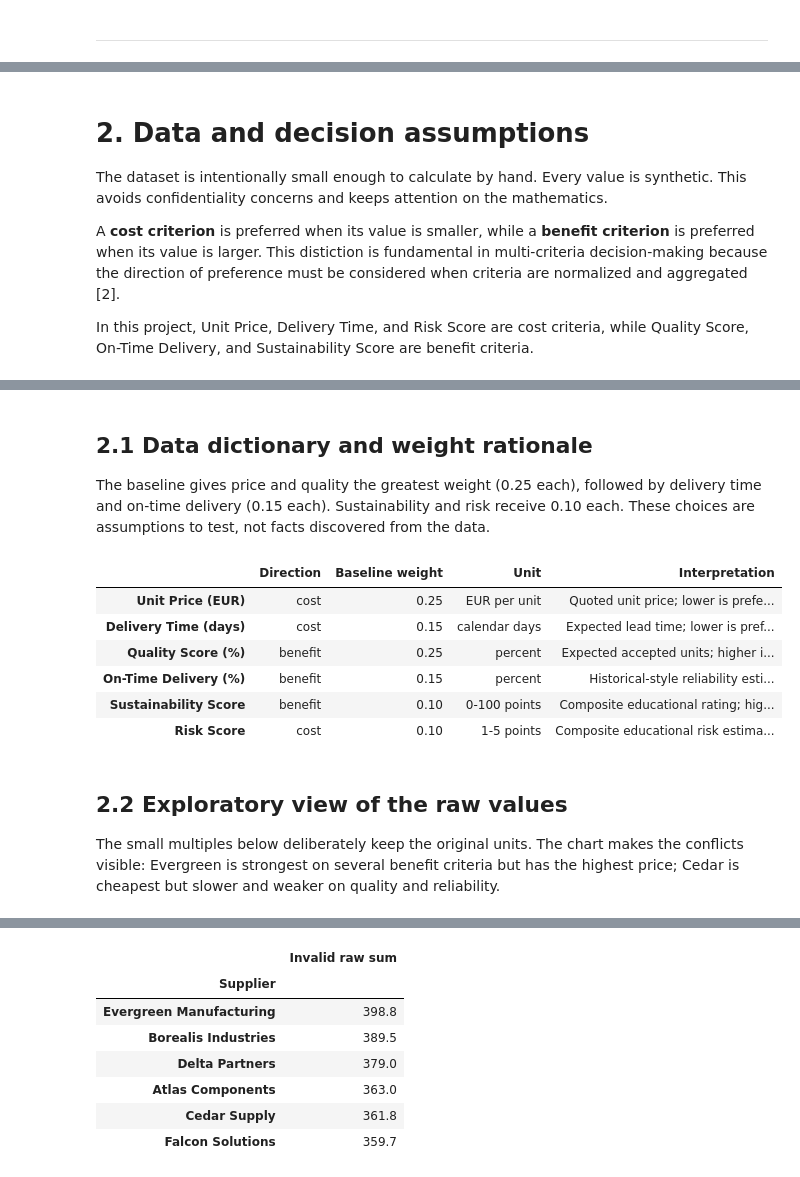
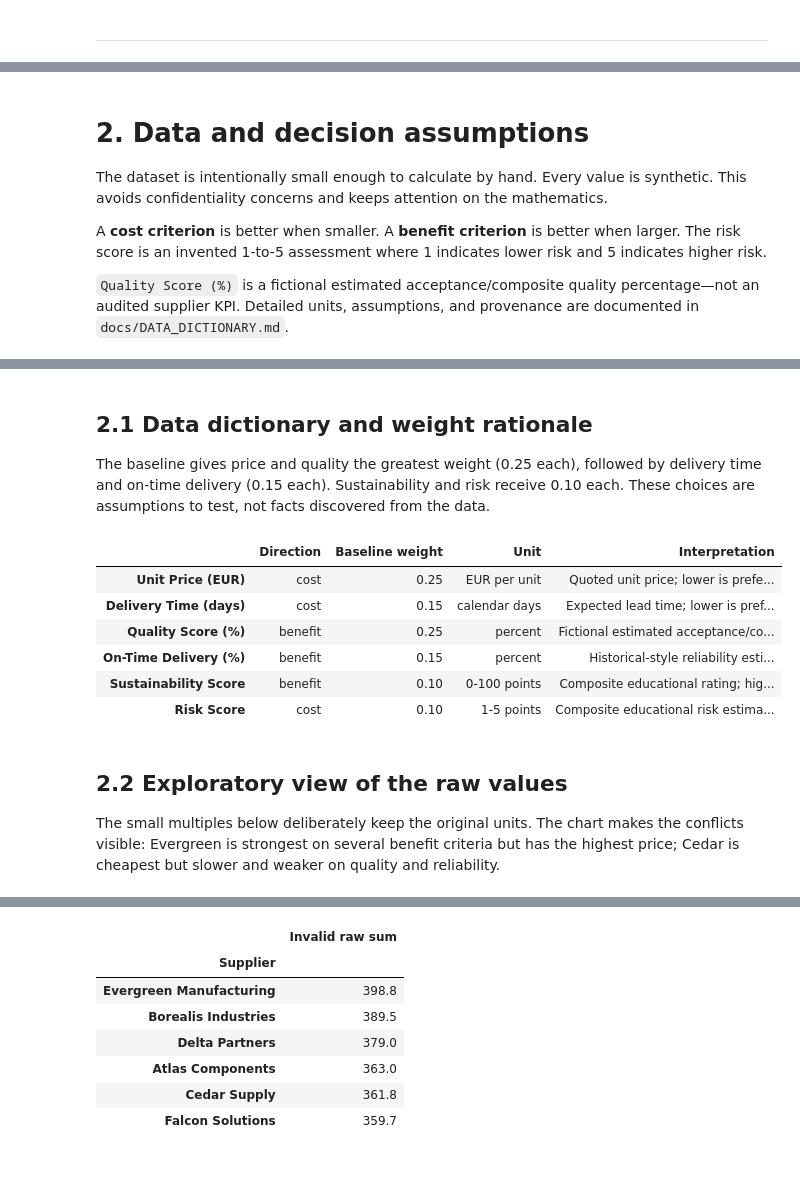
Before and after one commit to BoyanYotov/SoftUni-Math_Concepts_for_Devs-Final_Project, a Jupyter notebook: notebooks/supplier_selection.ipynb, the cells around one changed output, grey strips where cells are left out. Cells and saved outputs as stored; diff of their text form; code cells hidden in the pictures.

```diff
--- a/notebooks/supplier_selection.ipynb
+++ b/notebooks/supplier_selection.ipynb
@@ -146,13 +179,15 @@ The two methods are expected to agree on the strongest suppliers under baseline
 - Baseline weights are illustrative and are not claimed to represent any company policy.
 - No mandatory threshold is enforced. In a real process, minimum quality or compliance requirements should be applied before scoring.
 # %% [markdown]
-# 2. Data and decision assumptions #
+# 2. Data and decision assumptions
+
+
 
 The dataset is intentionally small enough to calculate by hand. Every value is synthetic. This avoids confidentiality concerns and keeps attention on the mathematics.
 
-A **cost criterion** is preferred when its value is smaller, while a **benefit criterion** is preferred when its value is larger. This distiction is fundamental in multi-criteria decision-making because the direction of preference must be considered when criteria are normalized and aggregated [2].
+A **cost criterion** is better when smaller. A **benefit criterion** is better when larger. The risk score is an invented 1-to-5 assessment where 1 indicates lower risk and 5 indicates higher risk.
 
-In this project, Unit Price, Delivery Time, and Risk Score are cost criteria, while Quality Score, On-Time Delivery, and Sustainability Score are benefit criteria.
+`Quality Score (%)` is a fictional estimated acceptance/composite quality percentage—not an audited supplier KPI. Detailed units, assumptions, and provenance are documented in `docs/DATA_DICTIONARY.md`.
 # %%
 # Loading the decision-model configuration and fictional supplier dataset,
 # then validating them before any calculations are performed.
@@ -186,7 +224,9 @@ suppliers
 | Evergreen Manufacturing | 104 | 7 | 97 | 97 | ... |
 | Falcon Solutions | 92 | 11 | 91 | 93 | ... |
 # %% [markdown]
-## 2.1 Data dictionary and weight rationale ##
+## 2.1 Data dictionary and weight rationale
+
+
 
 The baseline gives price and quality the greatest weight (0.25 each), followed by delivery time and on-time delivery (0.15 each). Sustainability and risk receive 0.10 each. These choices are assumptions to test, not facts discovered from the data.
 # %%
@@ -200,40 +240,42 @@ units = {
     "Quality Score (%)": "percent",
     "On-Time Delivery (%)": "percent",
     "Sustainability Score": "0-100 points",
     "Risk Score": "1-5 points",
 }
 
 # Including interpretations for each variable and whether lower or higher values are preferable.
 meaning = {
     "Unit Price (EUR)": "Quoted unit price; lower is preferred",
     "Delivery Time (days)": "Expected lead time; lower is preferred",
-    "Quality Score (%)": "Expected accepted units; higher is preferred",
+    "Quality Score (%)": "Fictional estimated acceptance/composite quality percentage; higher is preferred",
     "On-Time Delivery (%)": "Historical-style reliability estimate; higher is preferred",
     "Sustainability Score": "Composite educational rating; higher is preferred",
     "Risk Score": "Composite educational risk estimate; lower is preferred",
 }
 
 # Converting the dictionaries to aligned Series objects. pandas aligns rows by criterion name,
 # preventing accidental dependence on dictionary display order.
 data_dictionary = pd.DataFrame({
     "Direction": pd.Series(directions),
     "Baseline weight": pd.Series(baseline_weights),
     "Unit": pd.Series(units),
     "Interpretation": pd.Series(meaning),
 })
 
 # Display the completed documentation table.
 data_dictionary
 # %% [output]
 |  | Direction | Baseline weight | Unit | Interpretation |
 | Unit Price (EUR) | cost | 0.25 | EUR per unit | Quoted unit price; lower is prefe... |
 | Delivery Time (days) | cost | 0.15 | calendar days | Expected lead time; lower is pref... |
-| Quality Score (%) | benefit | 0.25 | percent | Expected accepted units; higher i... |
+| Quality Score (%) | benefit | 0.25 | percent | Fictional estimated acceptance/co... |
 | On-Time Delivery (%) | benefit | 0.15 | percent | Historical-style reliability esti... |
 | Sustainability Score | benefit | 0.10 | 0-100 points | Composite educational rating; hig... |
 | Risk Score | cost | 0.10 | 1-5 points | Composite educational risk estima... |
 # %% [markdown]
-## 2.2 Exploratory view of the raw values ##
+## 2.2 Exploratory view of the raw values
+
+
 
 The small multiples below deliberately keep the original units. The chart makes the conflicts visible: Evergreen is strongest on several benefit criteria but has the highest price; Cedar is cheapest but slower and weaker on quality and reliability.
 # %%
```
Also changed, not shown: parts of 41 cells of this notebook.
